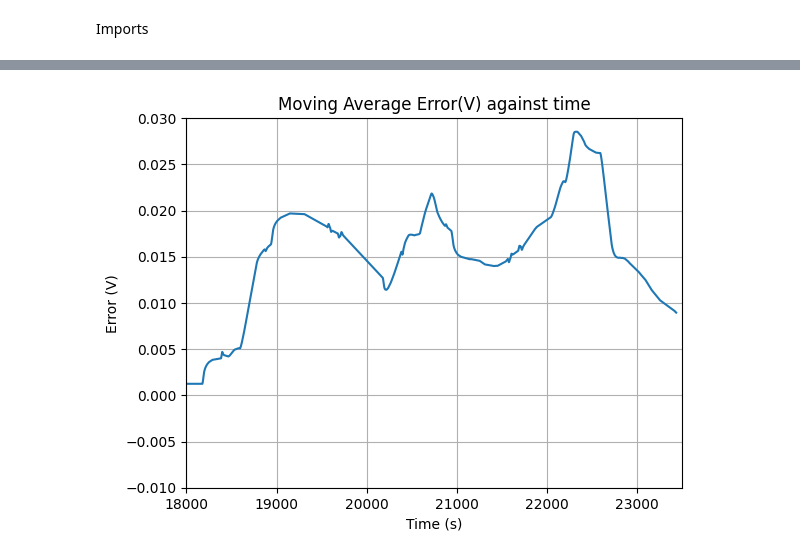
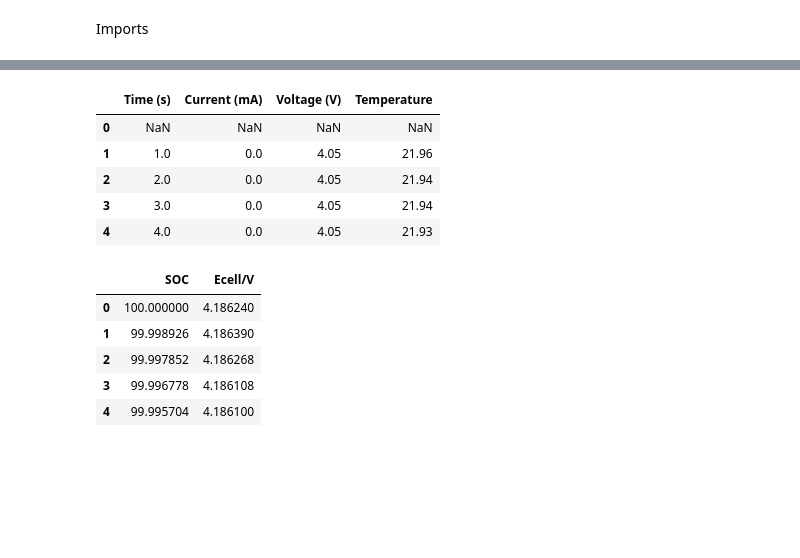
Before and after one commit to feyzijan/BatteryModelling, a Jupyter notebook: Part1_TheveninModel.ipynb, the cells around one changed output, grey strips where cells are left out. Saved outputs shown, nothing was run; the diff lists cells and outputs as text; code cells hidden in the pictures; blank space fills up the shorter version.

```diff
--- a/Part1_TheveninModel.ipynb
+++ b/Part1_TheveninModel.ipynb
@@ -117,15 +3,0 @@ plt.show()
-# %%
-#moving average
-#for every 10 time steps we calculate the average
-af = pd.DataFrame({"error": Error, "time": T})
-af['Rolling_avg'] = af['error'].rolling(window=2000).mean()
-plt.plot(af['time'], af['Rolling_avg'])
-plt.xlabel("Time (s)")
-plt.ylabel("Error (V)")
-plt.title("Moving Average Error(V) against time")
-plt.xlim(18000,23500)
-plt.ylim(-0.01,0.03)
-plt.grid()
-plt.show()
-# %% [output]
-[figure, removed]
@@ -131,0 +11,18 @@ plt.show()
+# %%
+df_test.head()
+# %% [output]
+|  | Time (s) | Current (mA) | Voltage (V) | Temperature |
+| 0 | NaN | NaN | NaN | NaN |
+| 1 | 1.0 | 0.0 | 4.05 | 21.96 |
+| 2 | 2.0 | 0.0 | 4.05 | 21.94 |
+| 3 | 3.0 | 0.0 | 4.05 | 21.94 |
+| 4 | 4.0 | 0.0 | 4.05 | 21.93 |
+# %%
+df_soc.head()
+# %% [output]
+|  | SOC | Ecell/V |
+| 0 | 100.000000 | 4.186240 |
+| 1 | 99.998926 | 4.186390 |
+| 2 | 99.997852 | 4.186268 |
+| 3 | 99.996778 | 4.186108 |
+| 4 | 99.995704 | 4.186100 |
```
Also changed, not shown: parts of 36 cells of this notebook.
